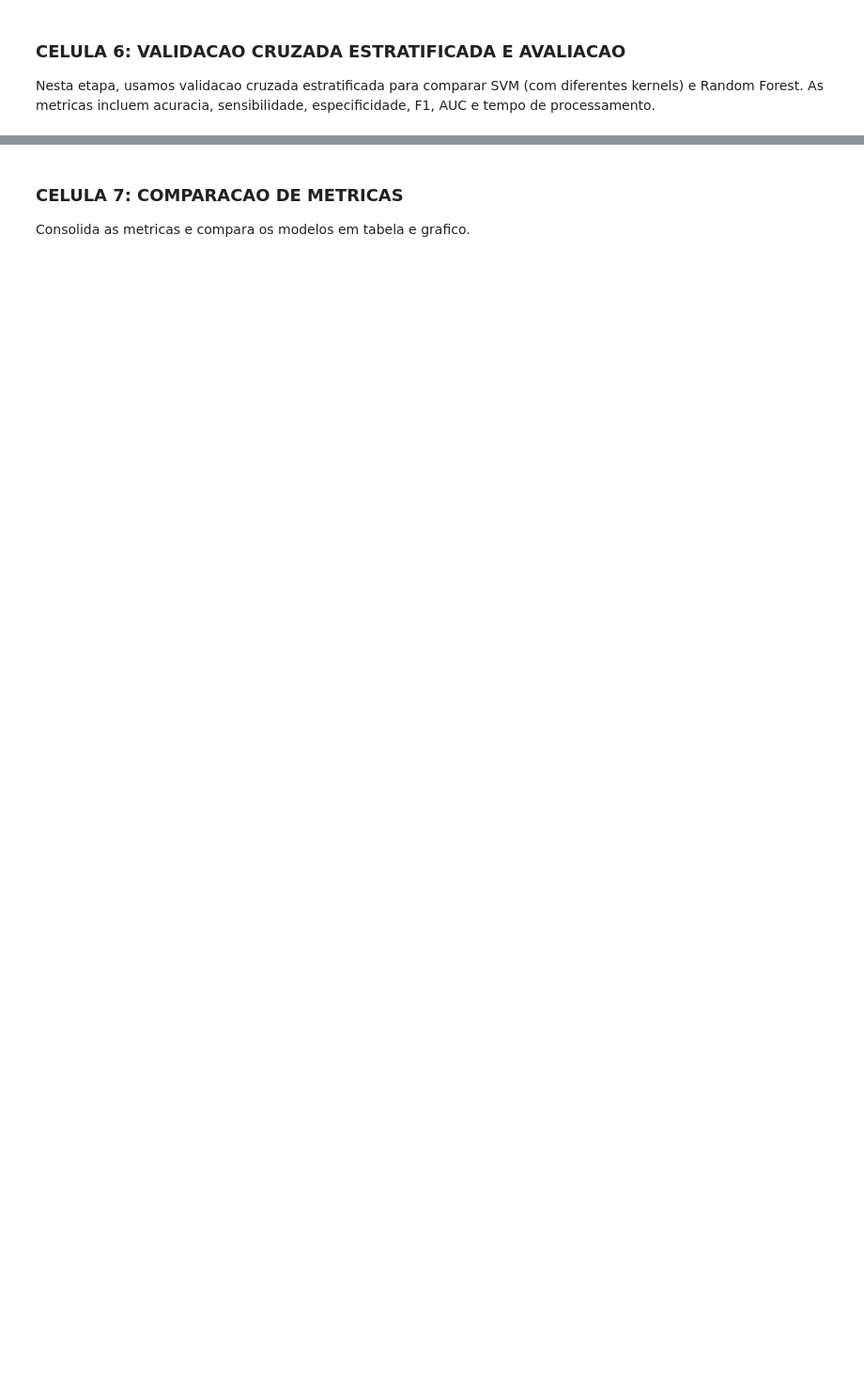
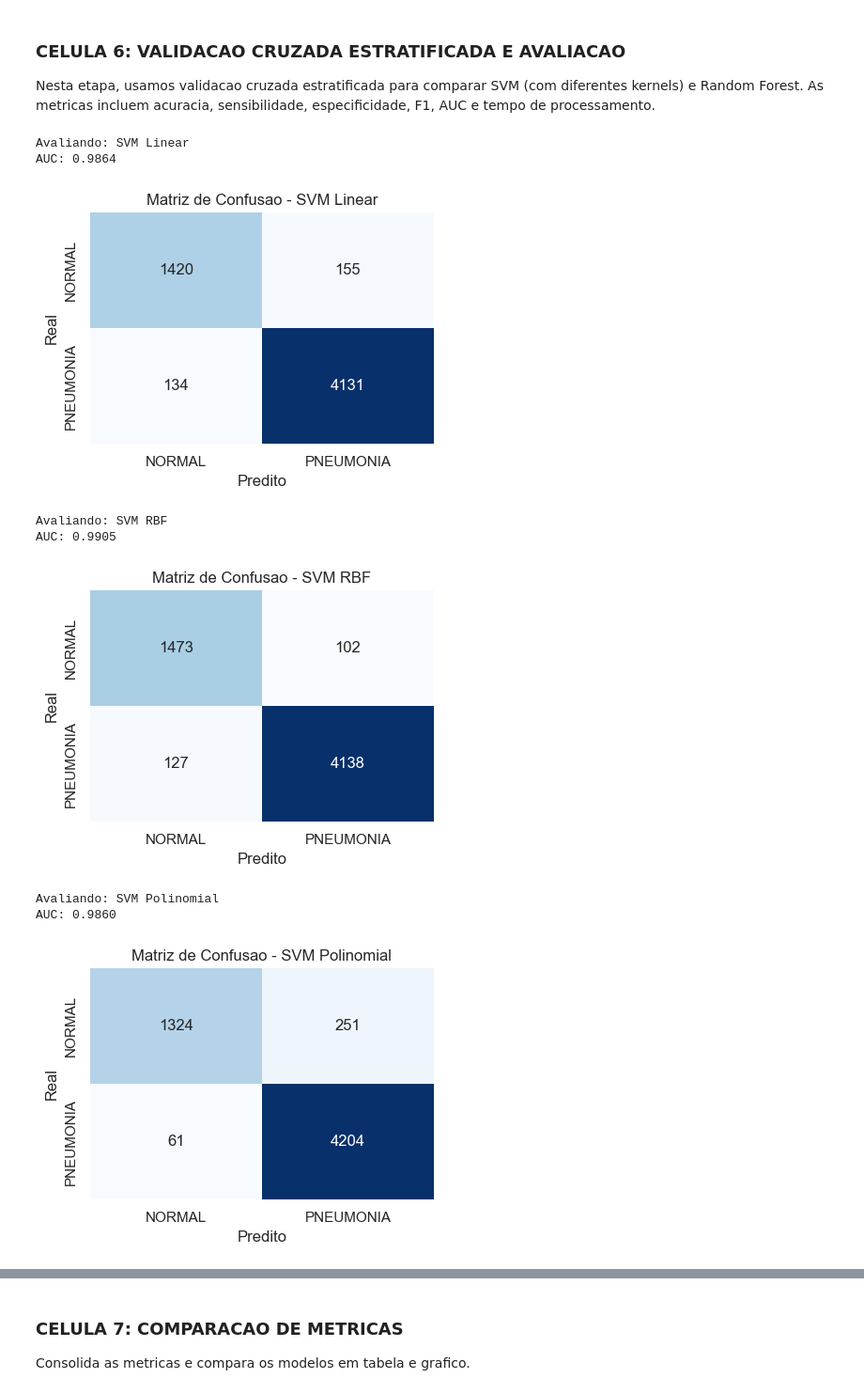
Before and after one commit to MauroGutMB/cxray-ia, a Jupyter notebook: notebooks/SVM_RF/RedesElásticas.ipynb, the cells around one changed output, grey strips where cells are left out. Shown at 94% size. Cells and saved outputs as stored; diff of their text form; code cells hidden in the pictures; blank space fills up the shorter version.

```diff
--- a/notebooks/SVM_RF/RedesElásticas.ipynb
+++ b/notebooks/SVM_RF/RedesElásticas.ipynb
@@ -187,7 +200,7 @@ Para acelerar os testes, ajuste `MAX_POR_CLASSE` para limitar a quantidade por c
 # ==============================================================================
 # CELULA 4: CONSTRUCAO DO DATASET DE FEATURES
 # ==============================================================================
-MAX_POR_CLASSE = 1500  # use None para carregar tudo
+MAX_POR_CLASSE = None
 
 def limitar_por_classe(paths, labels, max_por_classe, seed=RANDOM_STATE):
     if max_por_classe is None:
@@ -201,7 +214,7 @@ def limitar_por_classe(paths, labels, max_por_classe, seed=RANDOM_STATE):
         if len(idx_cls) > max_por_classe:
             idx_cls = rng.choice(idx_cls, size=max_por_classe, replace=False)
         idx_final.extend(idx_cls.tolist())
-    idx_final = np.array(idx_final)
+    idx_final = np.array(idx_final, dtype=int)
     return paths[idx_final].tolist(), labels[idx_final]
 
 paths_sel, labels_sel = limitar_por_classe(paths, labels, MAX_POR_CLASSE)
@@ -278,11 +313,13 @@ def calcular_metricas(y_true, y_pred):
     cm = confusion_matrix(y_true, y_pred)
     tn, fp, fn, tp = cm.ravel()
     acc = accuracy_score(y_true, y_pred)
+    prec = tp / (tp + fp) if (tp + fp) > 0 else 0.0
     sens = tp / (tp + fn) if (tp + fn) > 0 else 0.0
     spec = tn / (tn + fp) if (tn + fp) > 0 else 0.0
     f1 = f1_score(y_true, y_pred)
     return {
         'Acuracia': acc,
+        'Precisao': prec,
         'Sensibilidade': sens,
         'Especificidade': spec,
         'F1': f1
@@ -300,6 +337,7 @@ def avaliar_modelo_cv(modelo, X_data, y_data, score_method='auto', n_splits=N_SP
     metricas = []
     y_true_all = []
     y_score_all = []
+    y_pred_all = []
     fit_times = []
     pred_times = []
 
@@ -329,12 +367,15 @@ def avaliar_modelo_cv(modelo, X_data, y_data, score_method='auto', n_splits=N_SP
         metricas.append(calcular_metricas(y_test, y_pred))
         y_true_all.append(y_test)
         y_score_all.append(y_score)
+        y_pred_all.append(y_pred)
 
     df_metricas = pd.DataFrame(metricas)
     y_true_all = np.concatenate(y_true_all)
     y_score_all = np.concatenate(y_score_all)
+    y_pred_all = np.concatenate(y_pred_all)
     auc = roc_auc_score(y_true_all, y_score_all)
     fpr, tpr, _ = roc_curve(y_true_all, y_score_all)
+    cm = confusion_matrix(y_true_all, y_pred_all)
 
     return {
         'metricas_mean': df_metricas.mean(),
@@ -342,31 +383,59 @@ def avaliar_modelo_cv(modelo, X_data, y_data, score_method='auto', n_splits=N_SP
         'auc': auc,
         'fpr': fpr,
         'tpr': tpr,
         'fit_time_mean': float(np.mean(fit_times)),
-        'pred_time_mean': float(np.mean(pred_times))
+        'pred_time_mean': float(np.mean(pred_times)),
+        'confusion_matrix': cm
     }
 
 svm_linear = criar_pipeline(SVC(kernel='linear', C=1.0, class_weight='balanced', random_state=RANDOM_STATE))
 svm_rbf = criar_pipeline(SVC(kernel='rbf', C=1.0, gamma='scale', class_weight='balanced', random_state=RANDOM_STATE))
 svm_poly = criar_pipeline(SVC(kernel='poly', degree=3, C=1.0, gamma='scale', class_weight='balanced', random_state=RANDOM_STATE))
 
 rf_base = criar_pipeline(RandomForestClassifier(
     n_estimators=200,
     max_depth=None,
     class_weight='balanced',
     n_jobs=-1,
     random_state=RANDOM_STATE
 ))
 
 modelos = {
     'SVM Linear': svm_linear,
     'SVM RBF': svm_rbf,
     'SVM Polinomial': svm_poly,
     'Random Forest (200)': rf_base
 }
 
 resultados = {}
 for nome, modelo in modelos.items():
     print(f'\nAvaliando: {nome}')
     resultados[nome] = avaliar_modelo_cv(modelo, X, y)
     print(f"AUC: {resultados[nome]['auc']:.4f}")
+
+    cm = resultados[nome]['confusion_matrix']
+    plt.figure(figsize=(4.5, 3.5))
+    sns.heatmap(
+        cm,
+        annot=True,
+        fmt='d',
+        cmap='Blues',
+        cbar=False,
+        xticklabels=['NORMAL', 'PNEUMONIA'],
+        yticklabels=['NORMAL', 'PNEUMONIA']
+    )
+    plt.title(f'Matriz de Confusao - {nome}')
+    plt.xlabel('Predito')
+    plt.ylabel('Real')
+    plt.tight_layout()
+    plt.show()
+# %% [output]
+Avaliando: SVM Linear
+AUC: 0.9864
+[figure, added]
+Avaliando: SVM RBF
+AUC: 0.9905
+[figure, added]
+Avaliando: SVM Polinomial
+AUC: 0.9860
+[figure, added]
```
Also changed, not shown: parts of 11 cells of this notebook, 1 other file.
